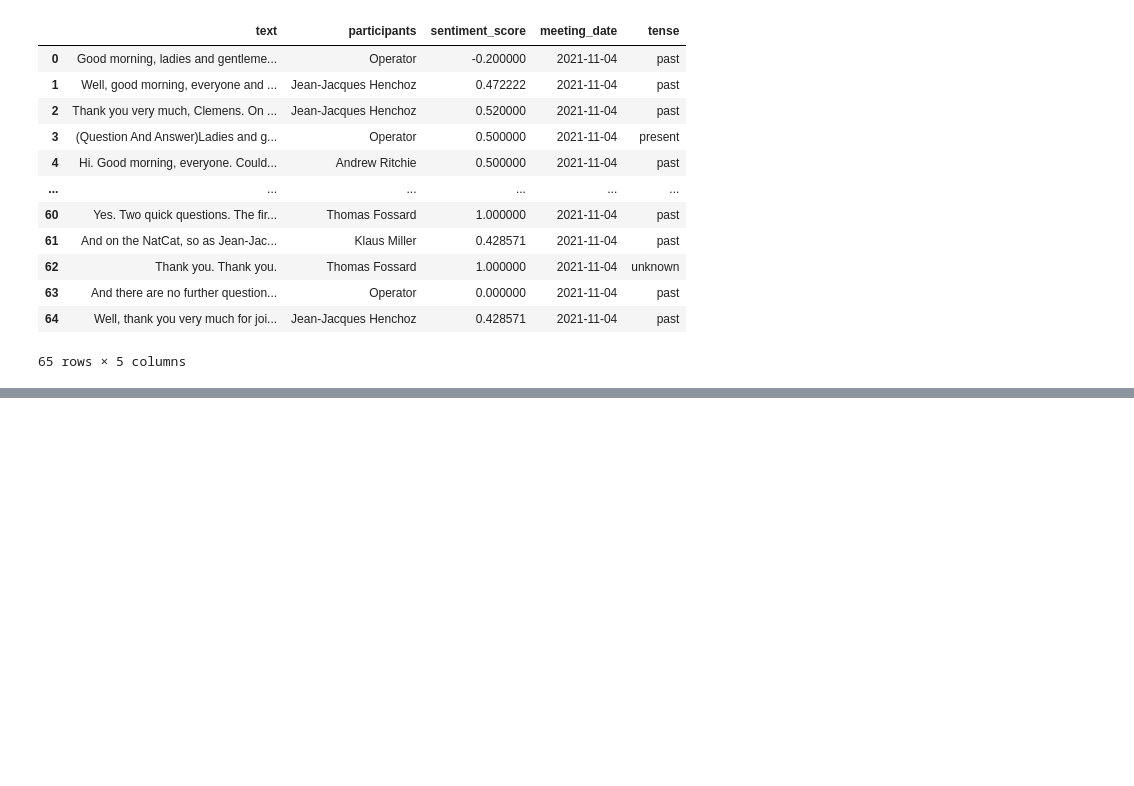
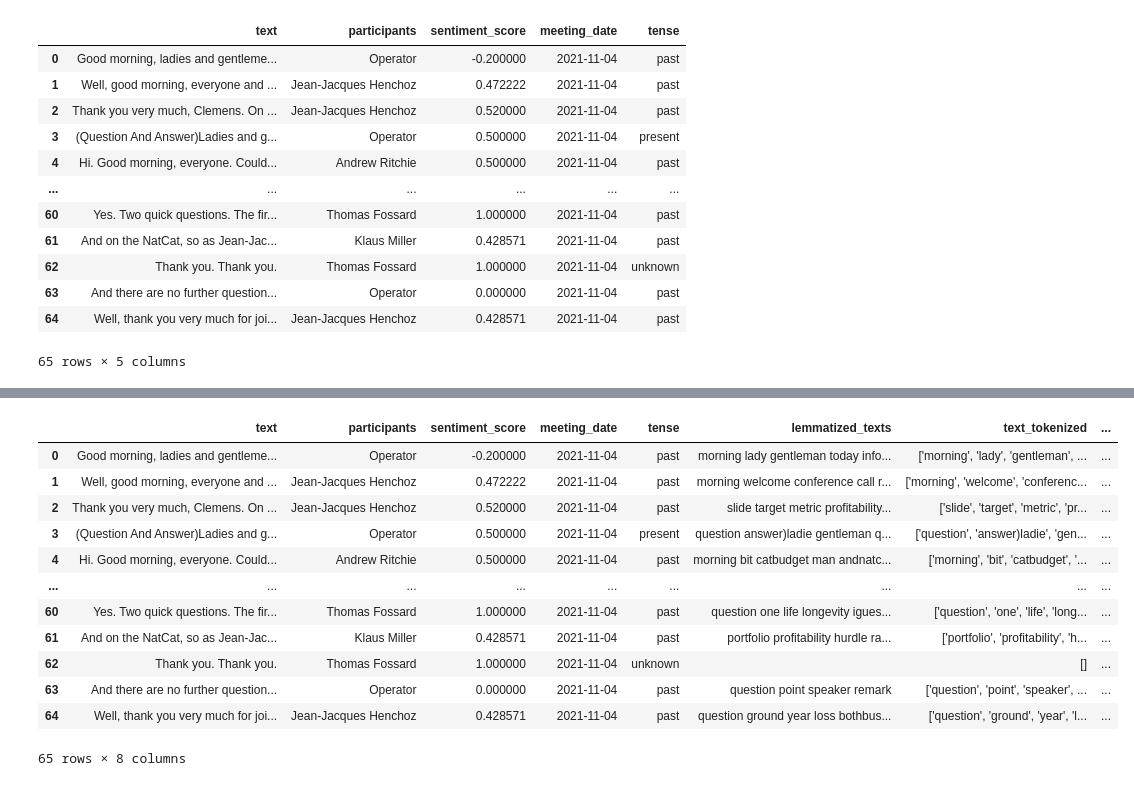
Before and after one commit to BoE-ARP-Bayes-MSc-BA/data_collecting, a Jupyter notebook: Testing.ipynb, the cells around one changed output, grey strips where cells are left out. Drawn from its saved outputs; the diff is of its cells as text; code cells hidden in the pictures; blank space fills up the shorter version.

```diff
--- a/Testing.ipynb
+++ b/Testing.ipynb
@@ -814,0 +837,8 @@ past_sentence_count: 47
+# %%
+# data = pure_df[pure_df['file_name']=='20211104_Hannover_Rueck_SE-_Earnings_Call_2021-11-4_RT000000002967437630.pdf']
+# data = data[['meeting_text']]
+# data
+
+data_tim = paragraph_split_df.copy()
+data_tim = data_tim[['text','participants']]
+data_tim
@@ -814,0 +895,12 @@ past_sentence_count: 47
+# %%
+id2word = corpora.Dictionary(data_words)
+
+corpus = []
+for text in data_words:
+    new = id2word.doc2bow(text)
+    corpus.append(new)
+
+print (corpus[0][0:20])
+
+word = id2word[[0][:1][0]]
+print (word)
@@ -814,0 +1093,50 @@ past_sentence_count: 47
+# %%
+def lemmatization(texts, allowed_postags=["NOUN"]):
+    nlp = spacy.load("en_core_web_sm", disable=["parser", "ner"])
+    texts_out = []
+
+    for row in range(len(data_tim)):
+        for text in texts:
+            doc = nlp(data_tim.loc[row,"text"])
+
+        new_text = []
+        for token in doc:
+            if token.pos_ in allowed_postags:
+                new_text.append(token.lemma_)
+        final = " ".join(new_text)
+        texts_out.append(final)
+    return (texts_out)
+
+lemmatized_texts = lemmatization(data_tim)
+lemmatized_texts[0]
+#lemmatized_texts
+
+def gen_words(texts):
+    final = []
+    for text in texts:
+        new = gensim.utils.simple_preprocess(text, deacc=True)
+        final.append(new)
+    return (final)
+
+data_words = gen_words(lemmatized_texts)
+
+# print (data_words[0][0:20])
+
+
+# append the data_words to the paragraph_split_df['lemmatized_texts']
+paragraph_split_df['lemmatized_texts'] = lemmatized_texts
+paragraph_split_df
+# %% [output]
+|  | text | participants | sentiment_score | meeting_date | tense | lemmatized_texts | text_tokenized | ... |
+| 0 | Good morning, ladies and gentleme... | Operator | -0.200000 | 2021-11-04 | past | morning lady gentleman today info... | ['morning', 'lady', 'gentleman', ... | ... |
+| 1 | Well, good morning, everyone and ... | Jean-Jacques Henchoz | 0.472222 | 2021-11-04 | past | morning welcome conference call r... | ['morning', 'welcome', 'conferenc... | ... |
+| 2 | Thank you very much, Clemens. On ... | Jean-Jacques Henchoz | 0.520000 | 2021-11-04 | past | slide target metric profitability... | ['slide', 'target', 'metric', 'pr... | ... |
+| 3 | (Question And Answer)Ladies and g... | Operator | 0.500000 | 2021-11-04 | present | question answer)ladie gentleman q... | ['question', 'answer)ladie', 'gen... | ... |
+| 4 | Hi. Good morning, everyone. Could... | Andrew Ritchie | 0.500000 | 2021-11-04 | past | morning bit catbudget man andnatc... | ['morning', 'bit', 'catbudget', '... | ... |
+| ... | ... | ... | ... | ... | ... | ... | ... | ... |
+| 60 | Yes. Two quick questions. The fir... | Thomas Fossard | 1.000000 | 2021-11-04 | past | question one life longevity igues... | ['question', 'one', 'life', 'long... | ... |
+| 61 | And on the NatCat, so as Jean-Jac... | Klaus Miller | 0.428571 | 2021-11-04 | past | portfolio profitability hurdle ra... | ['portfolio', 'profitability', 'h... | ... |
+| 62 | Thank you. Thank you. | Thomas Fossard | 1.000000 | 2021-11-04 | unknown |  | [] | ... |
+| 63 | And there are no further question... | Operator | 0.000000 | 2021-11-04 | past | question point speaker remark | ['question', 'point', 'speaker', ... | ... |
+| 64 | Well, thank you very much for joi... | Jean-Jacques Henchoz | 0.428571 | 2021-11-04 | past | question ground year loss bothbus... | ['question', 'ground', 'year', 'l... | ... |
+65 rows × 8 columns
```
Also changed, not shown: parts of 34 cells of this notebook.
